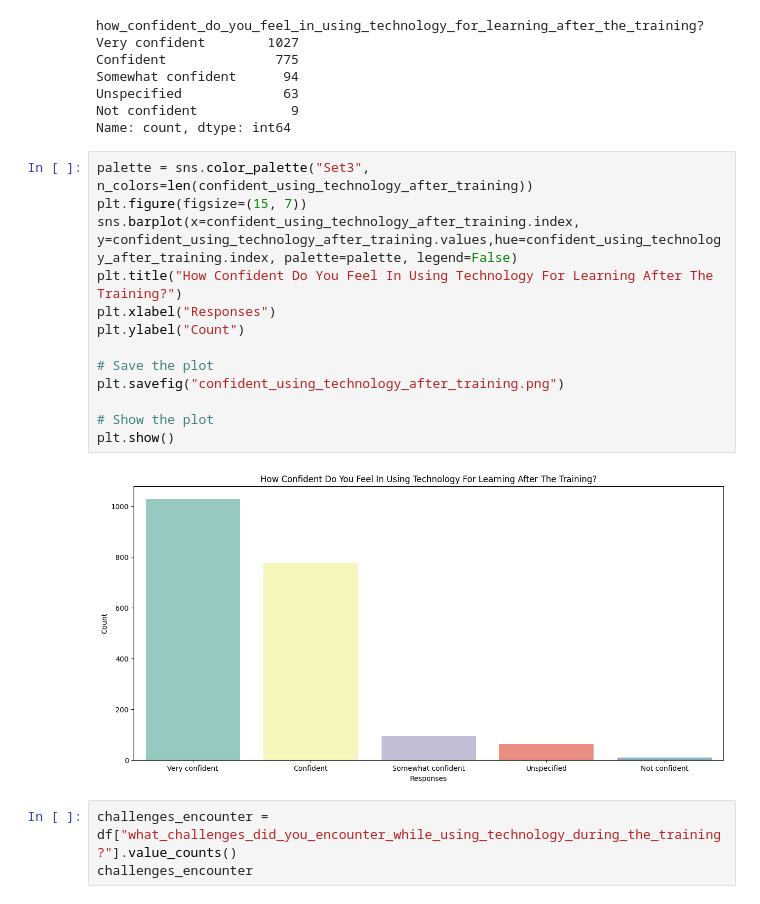
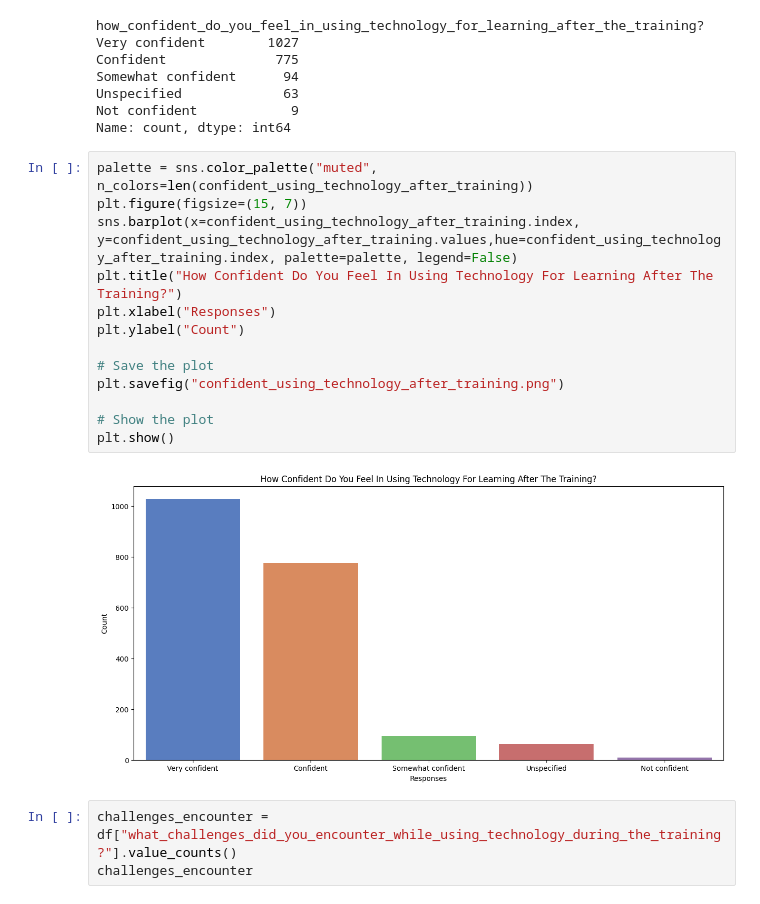
Before and after one commit to marcbright/unesco, a Jupyter notebook: Unesco_post.ipynb, the cells around one changed output. Drawn from its saved outputs; the diff is of its cells as text.

Commit message:
color updated for unesco post

```diff
--- a/Unesco_post.ipynb
+++ b/Unesco_post.ipynb
@@ -463,20 +463,20 @@ Unspecified             63
 Not confident            9
 Name: count, dtype: int64
 # %%
-palette = sns.color_palette("Set3", n_colors=len(confident_using_technology_after_training))
+palette = sns.color_palette("muted", n_colors=len(confident_using_technology_after_training))
 plt.figure(figsize=(15, 7))
 sns.barplot(x=confident_using_technology_after_training.index, y=confident_using_technology_after_training.values,hue=confident_using_technology_after_training.index, palette=palette, legend=False)
 plt.title("How Confident Do You Feel In Using Technology For Learning After The Training?")
 plt.xlabel("Responses")
 plt.ylabel("Count")
 
 # Save the plot
 plt.savefig("confident_using_technology_after_training.png")
 
 # Show the plot
 plt.show()
 # %% [output]
-[figure, old version]
+[figure, new version]
 # %%
 challenges_encounter = df["what_challenges_did_you_encounter_while_using_technology_during_the_training?"].value_counts()
 challenges_encounter
```
Also changed, not shown: parts of 3 cells of this notebook, 5 other files.
